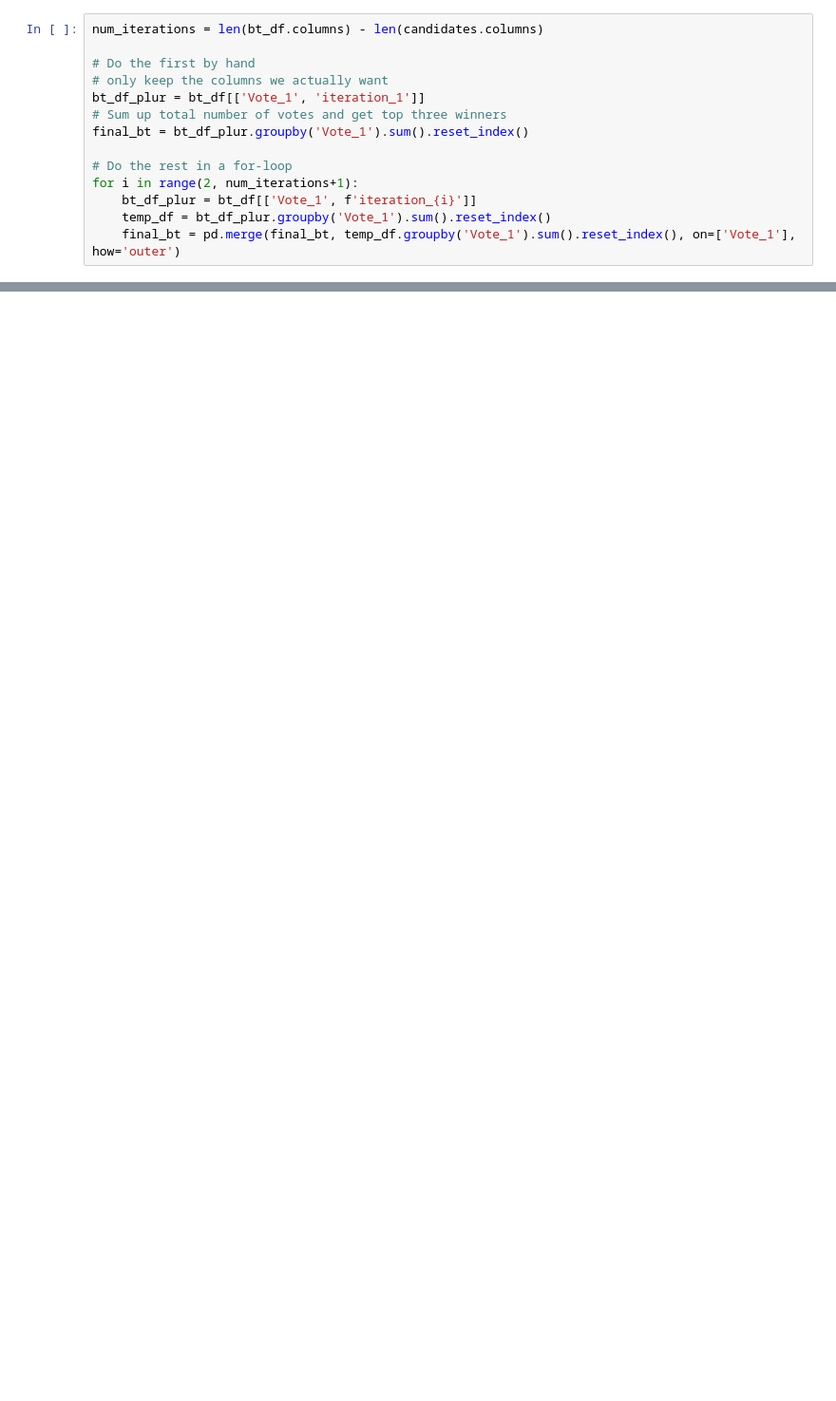
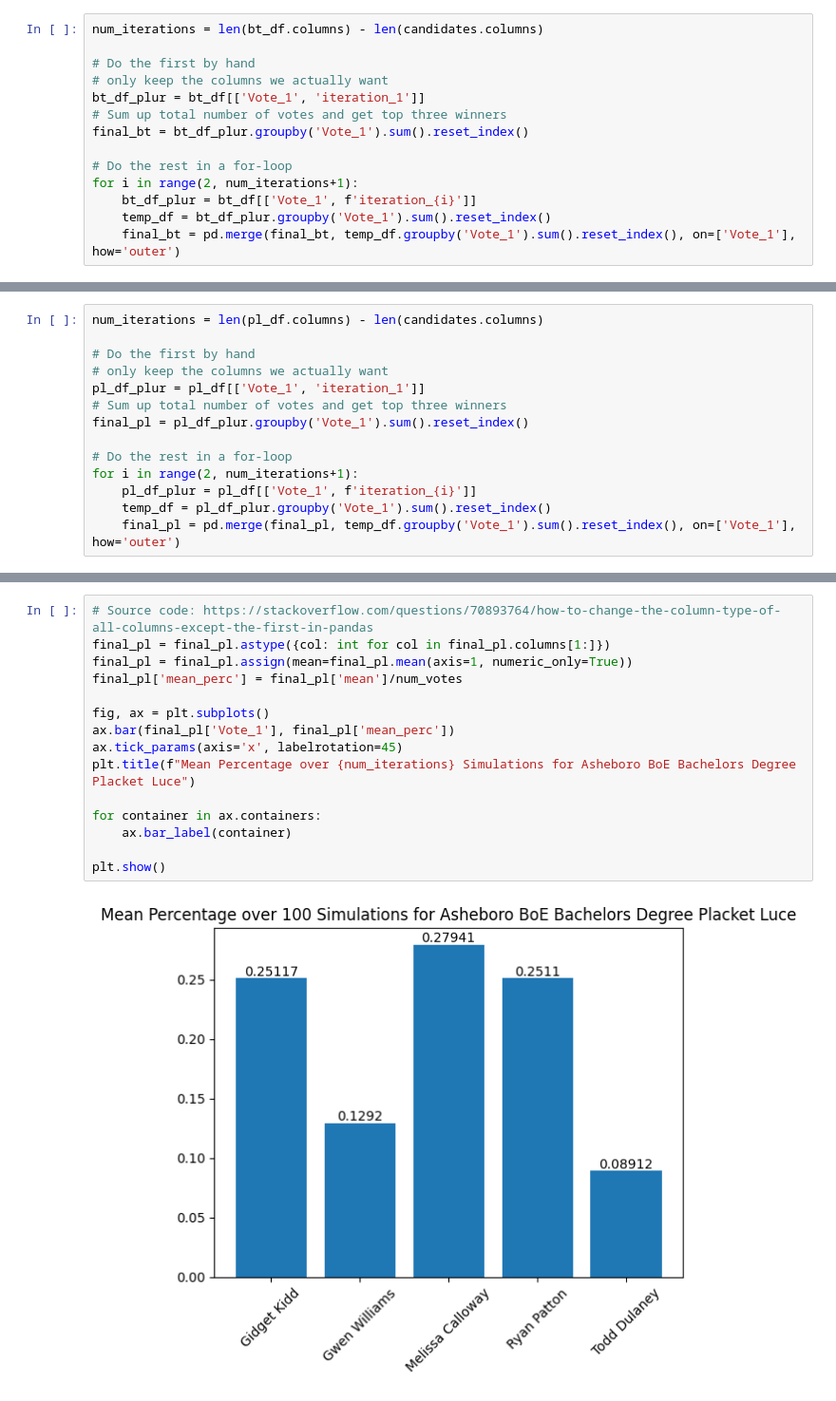
Before and after one commit to Jmilk3/UCS_Voting_Repo, a Jupyter notebook: Visualization_Experiments/asheboro_sims_modeled.ipynb, the cells around one changed output, grey strips where cells are left out. Shown at 95% size. Drawn from its saved outputs; the diff is of its cells as text; blank space fills up the shorter version.

```diff
--- a/Visualization_Experiments/asheboro_sims_modeled.ipynb
+++ b/Visualization_Experiments/asheboro_sims_modeled.ipynb
@@ -133,0 +74,14 @@ pd.merge(final_cam, cam_df_plur.groupby('Vote_1').sum().reset_index(), on=['Vote
+# %%
+num_iterations = len(pl_df.columns) - len(candidates.columns)
+
+# Do the first by hand
+# only keep the columns we actually want
+pl_df_plur = pl_df[['Vote_1', 'iteration_1']]
+# Sum up total number of votes and get top three winners
+final_pl = pl_df_plur.groupby('Vote_1').sum().reset_index()
+
+# Do the rest in a for-loop
+for i in range(2, num_iterations+1):
+    pl_df_plur = pl_df[['Vote_1', f'iteration_{i}']]
+    temp_df = pl_df_plur.groupby('Vote_1').sum().reset_index()
+    final_pl = pd.merge(final_pl, temp_df.groupby('Vote_1').sum().reset_index(), on=['Vote_1'], how='outer')
@@ -133,0 +119,17 @@ pd.merge(final_cam, cam_df_plur.groupby('Vote_1').sum().reset_index(), on=['Vote
+# %%
+# Source code: https://stackoverflow.com/questions/70893764/how-to-change-the-column-type-of-all-columns-except-the-first-in-pandas
+final_pl = final_pl.astype({col: int for col in final_pl.columns[1:]})
+final_pl = final_pl.assign(mean=final_pl.mean(axis=1, numeric_only=True))
+final_pl['mean_perc'] = final_pl['mean']/num_votes
+
+fig, ax = plt.subplots()
+ax.bar(final_pl['Vote_1'], final_pl['mean_perc'])
+ax.tick_params(axis='x', labelrotation=45)
+plt.title(f"Mean Percentage over {num_iterations} Simulations for Asheboro BoE Bachelors Degree Placket Luce")
+
+for container in ax.containers:
+    ax.bar_label(container)
+
+plt.show()
+# %% [output]
+[figure, added]
```
Also changed, not shown: parts of 47 cells of this notebook, 2 other files.
